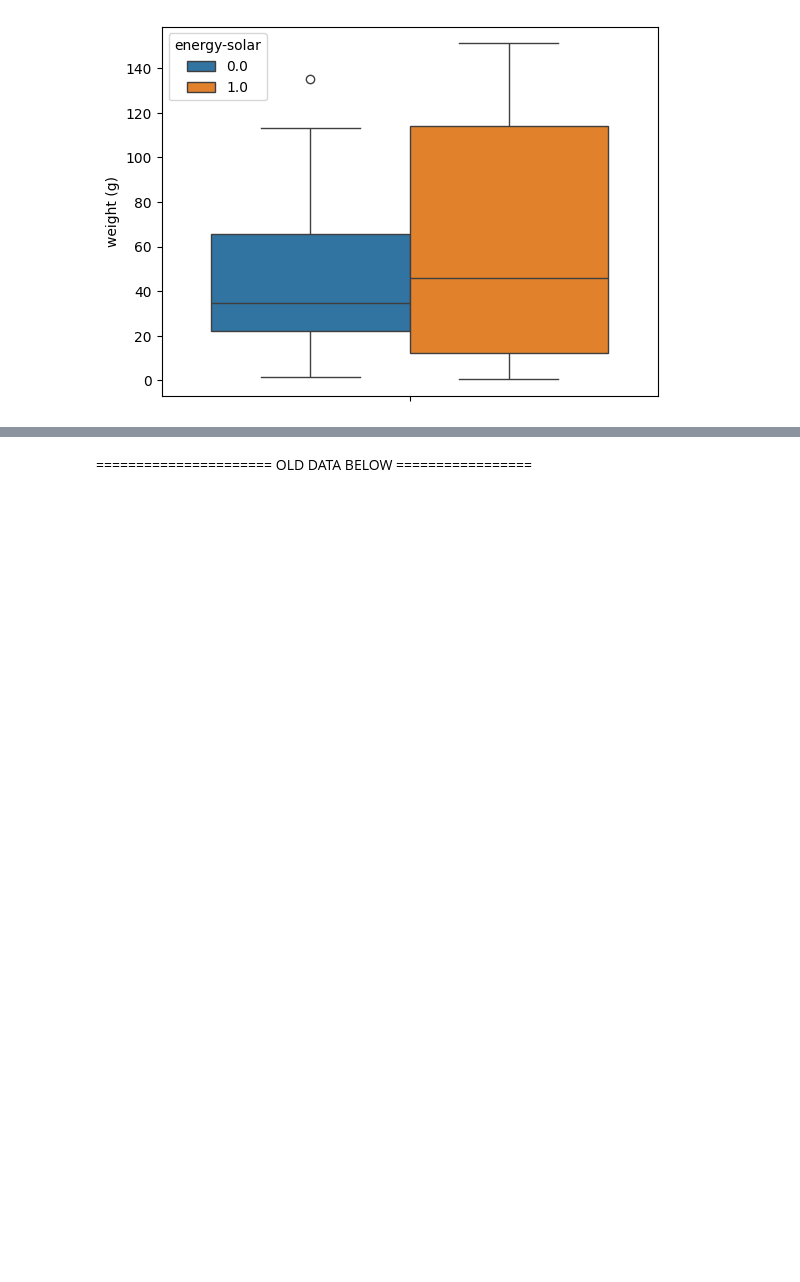
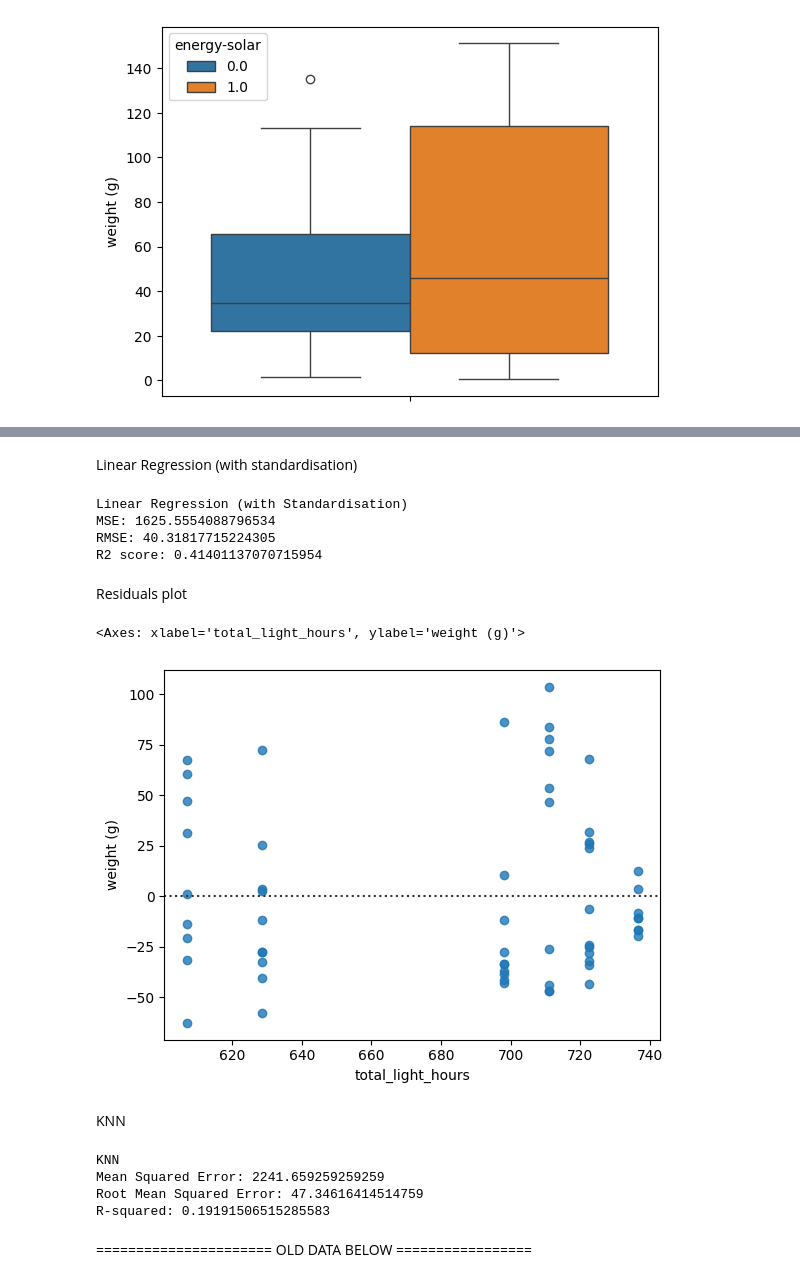
Before and after one commit to taniabuzykina/keylife-ng-pv, a Jupyter notebook: ml_project_1/plant_data_ml.ipynb, the cells around one changed output, grey strips where cells are left out. Saved outputs shown, nothing was run; the diff lists cells and outputs as text; code cells hidden in the pictures; blank space fills up the shorter version.

```diff
--- a/ml_project_1/plant_data_ml.ipynb
+++ b/ml_project_1/plant_data_ml.ipynb
@@ -805,0 +813,3 @@ sns.boxplot(y = result_df['weight (g)'], hue = result_df['energy-solar'])
+# %%
+cols_to_keep = ['weight (g)', 'flowering', 'energy-solar', 'shape-R', 'total_light_hours']
+result_df[cols_to_keep].head()
@@ -805,0 +823,4 @@ sns.boxplot(y = result_df['weight (g)'], hue = result_df['energy-solar'])
+# %%
+df_final = result_df[cols_to_keep].copy()
+X = df_final.drop(target, axis=1)
+X_train, X_test, y_train, y_test = train_test_split(X, df_final[target], test_size=0.2, random_state=42)
@@ -805,0 +860,2 @@ sns.boxplot(y = result_df['weight (g)'], hue = result_df['energy-solar'])
+# %% [markdown]
+Linear Regression (with standardisation)
@@ -806,3 +868,42 @@ sns.boxplot(y = result_df['weight (g)'], hue = result_df['energy-solar'])
+# %%
+reg = LinearRegression()
+reg.fit(X_train, y_train)
+y_pred = reg.predict(X_test)
+print(f'Linear Regression (with Standardisation)\nMSE: {mean_squared_error(y_test, y_pred)}')
+print(f'RMSE: {root_mean_squared_error(y_test, y_pred)}')
+print(f'R2 score: {r2_score(y_test, y_pred)}')
+# %% [output]
+Linear Regression (with Standardisation)
+MSE: 1625.5554088796534
+RMSE: 40.31817715224305
+R2 score: 0.41401137070715954
+# %% [markdown]
+Residuals plot
+# %%
+sns.residplot(data=df_final, x="total_light_hours", y=target, line_kws=dict(color="r"))
+# %% [output]
+<Axes: xlabel='total_light_hours', ylabel='weight (g)'>
+[figure, added]
+# %% [markdown]
+KNN
+# %%
+knn_regressor = KNeighborsRegressor(n_neighbors=3)
+knn_regressor.fit(X_train, y_train)
+
+y_pred = knn_regressor.predict(X_test)
+
+mse = mean_squared_error(y_test, y_pred)
+rmse = root_mean_squared_error(y_test, y_pred)
+r2 = r2_score(y_test, y_pred)
+
+print(f'KNN\nMean Squared Error: {mse}')
+print(f'Root Mean Squared Error: {rmse}')
+print(f'R-squared: {r2}')
+# %% [output]
+KNN
+Mean Squared Error: 2241.659259259259
+Root Mean Squared Error: 47.34616414514759
+R-squared: 0.19191506515285583
 # %% [markdown]
 ====================== OLD DATA BELOW =================
 # %% [markdown]
```
Also changed, not shown: parts of 10 cells of this notebook.
